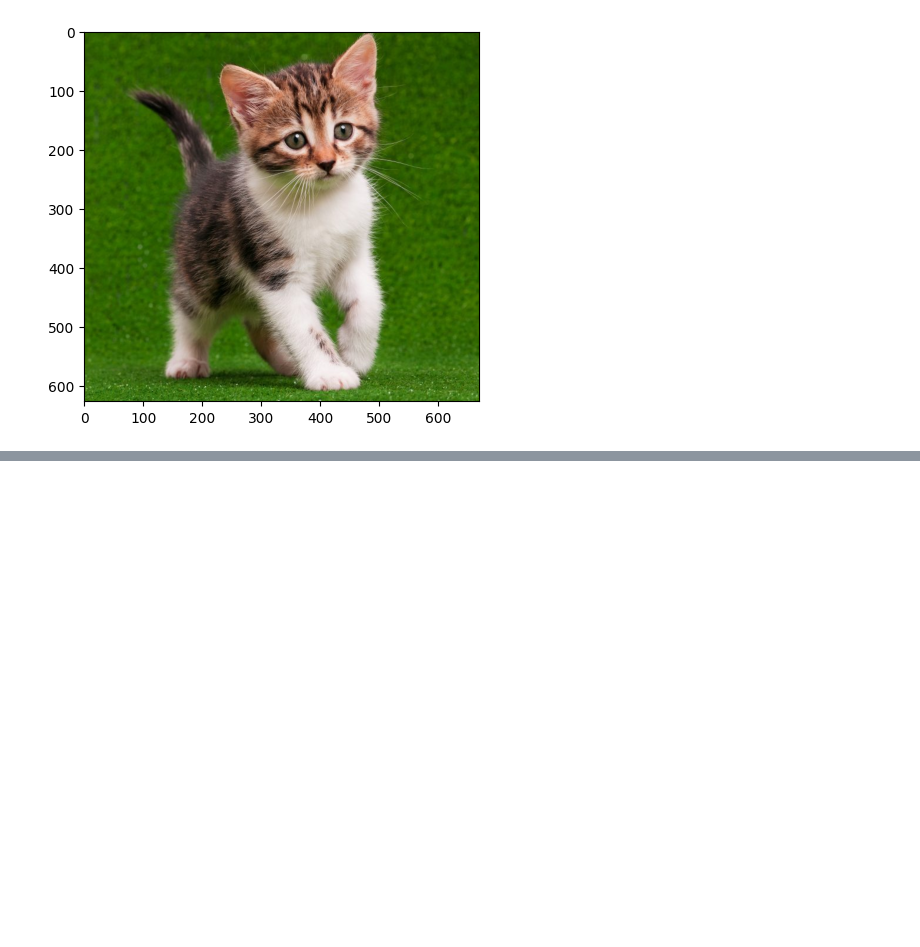
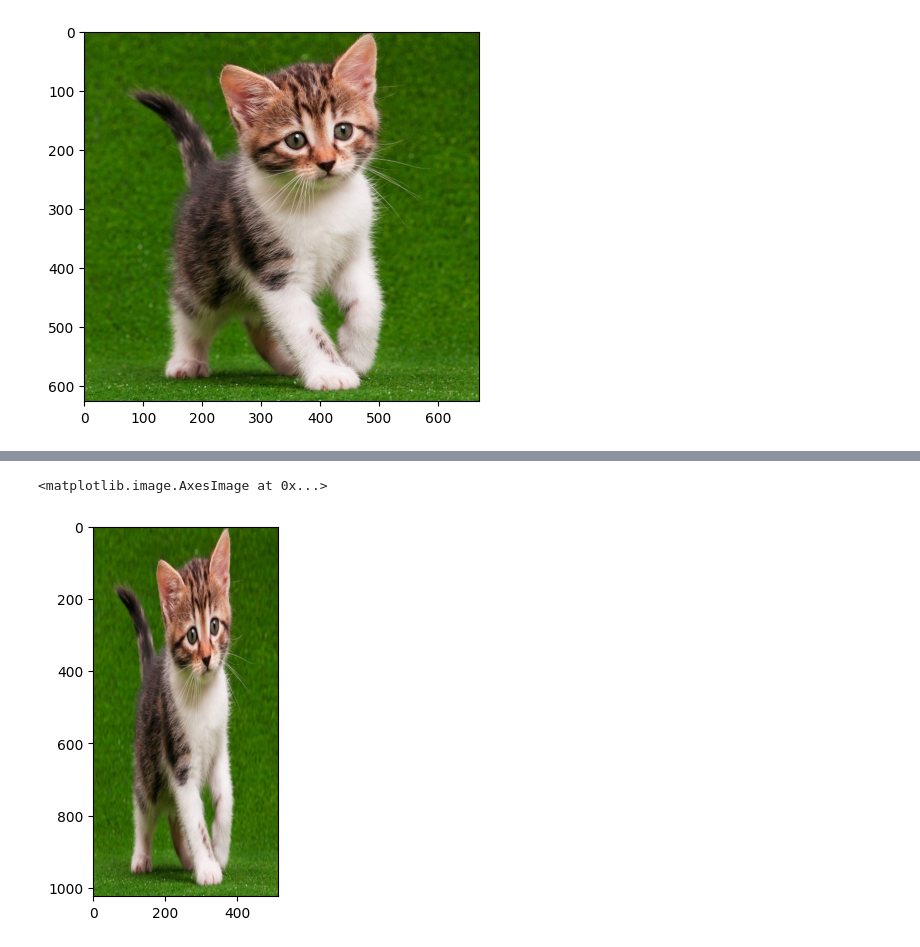
Before and after one commit to KinataDewa/PCVK, a Jupyter notebook: Week2.ipynb, the cells around one changed output, grey strips where cells are left out. Saved outputs shown, nothing was run; the diff lists cells and outputs as text; code cells hidden in the pictures; blank space fills up the shorter version.

```diff
--- a/Week2.ipynb
+++ b/Week2.ipynb
@@ -15,11 +15,9 @@ Drive already mounted at /content/drive; to attempt to forcibly remount, call dr
 import cv2 as cv
 from google.colab.patches import cv2_imshow
 from skimage import io
+import numpy as np
 import matplotlib.pyplot as plt
-import numpy as np
-img = cv.imread('/content/kucing.jpg')
-#perhatikan hasilnya adalah citra dgn channel warna BGR
-
+img = cv.imread('/content/drive/MyDrive/PCVK/kucing.jpg')
 plt.imshow(img)
 # %% [output]
 <matplotlib.image.AxesImage at 0x...>
@@ -35,0 +50,6 @@ plt
+# %%
+img4 = cv.resize(cv.cvtColor(img, cv.COLOR_BGR2RGB), (512,1024))
+plt.imshow(img4)
+# %% [output]
+<matplotlib.image.AxesImage at 0x...>
+[figure, added]
```
Also changed, not shown: parts of 15 cells of this notebook.
